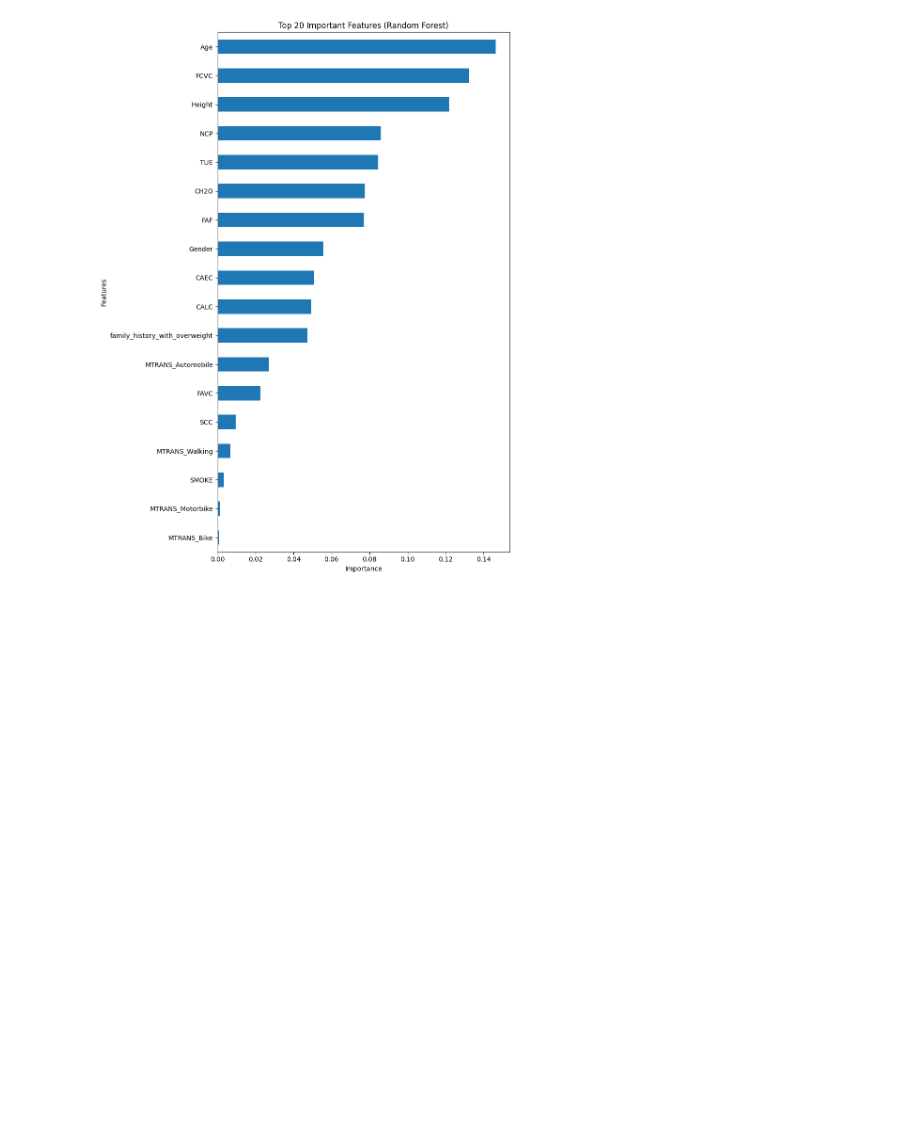
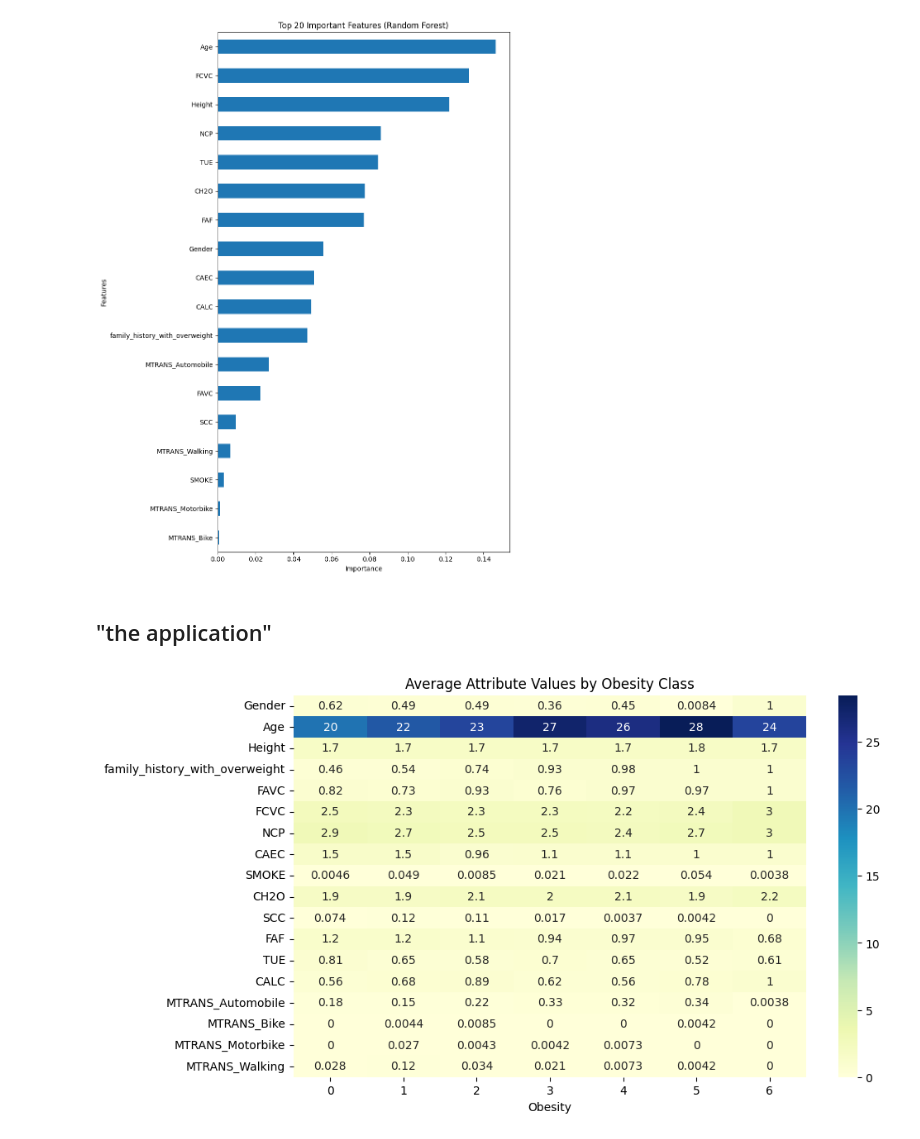
Before and after one commit to taed2-2526q1-gced-upc/TAED2-SmartHealth.AI, a Jupyter notebook: notebooks/Obesity_data.ipynb, the cells around one changed output. Saved outputs shown, nothing was run; the diff lists cells and outputs as text; code cells hidden in the pictures; blank space fills up the shorter version.

```diff
--- a/notebooks/Obesity_data.ipynb
+++ b/notebooks/Obesity_data.ipynb
@@ -4,19 +4,14 @@
 ## see the data
 # %%
 import pandas as pd
+import matplotlib.pyplot as plt
+import seaborn as sns
+import os
+file = r"C:\Users\steff\OneDrive\Skrivebord\DTU\5. semester\Data topic\TAED2-SmartHealth.AI\data\raw\ObesityDataSet_raw_and_data_sinthetic.csv"
+#file = "ObesityDataSet_raw_and_data_sinthetic.csv"
 
-file = "data/raw/ObesityDataSet_raw_and_data_sinthetic.csv"
+# Ensure the file is not open in another program
+print(os.path.abspath(file))
 data = pd.read_csv(file)
-
-train = pd.read_csv("../data/processed/train.csv")
-val   = pd.read_csv("../data/processed/validation.csv")
-test  = pd.read_csv("../data/processed/test.csv")
-
-print("Train shape:", train.shape)
-print("Validation shape:", val.shape)
-print("Test shape:", test.shape)
-
-print("Train class distribution:\n", train["Obesity"].value_counts(normalize=True))
-print("Validation class distribution:\n", val["Obesity"].value_counts(normalize=True))
-print("Test class distribution:\n", test["Obesity"].value_counts(normalize=True))
+data
 # %% [output]
@@ -52,6 +75,18 @@ array(['Normal_Weight', 'Overweight_Level_I', 'Overweight_Level_II',
 # %% [markdown]
 ## Making data into numbers
 # %%
+# Create mapping dictionary for CAEC and CALC attributes
+caec_calc_mapping = {
+    'no': 0,
+    'Sometimes': 1,
+    'Frequently': 2,
+    'Always': 3
+}
+caec_calc_mapping
+
+data['CAEC'] = data['CAEC'].map(caec_calc_mapping)
+data['CALC'] = data['CALC'].map(caec_calc_mapping)
+data
 # %% [output]
 |  | Gender | Age | Height | Weight | family_history_with_overweight | FAVC | FCVC | NCP | CAEC | SMOKE | ... |
 | 0 | Female | 21.000000 | 1.620000 | 64.000000 | yes | no | 2.0 | 3.0 | 1 | no | ... |
@@ -255,3 +260,15 @@ Visualizing top feature importances…
 Feature importances saved to 'feature_importances.png'
 [figure]
 [figure]
+# %% [markdown]
+## "the application"
+# %%
+# Average values per obesity category
+class_means = X_train.groupby(y).mean(numeric_only=True)
+
+plt.figure(figsize=(10, 6))
+sns.heatmap(class_means.T, cmap="YlGnBu", annot=True)
+plt.title("Average Attribute Values by Obesity Class")
+plt.show()
+# %% [output]
+[figure, added]
```
Also changed, not shown: parts of 7 cells of this notebook, 20 other files.
